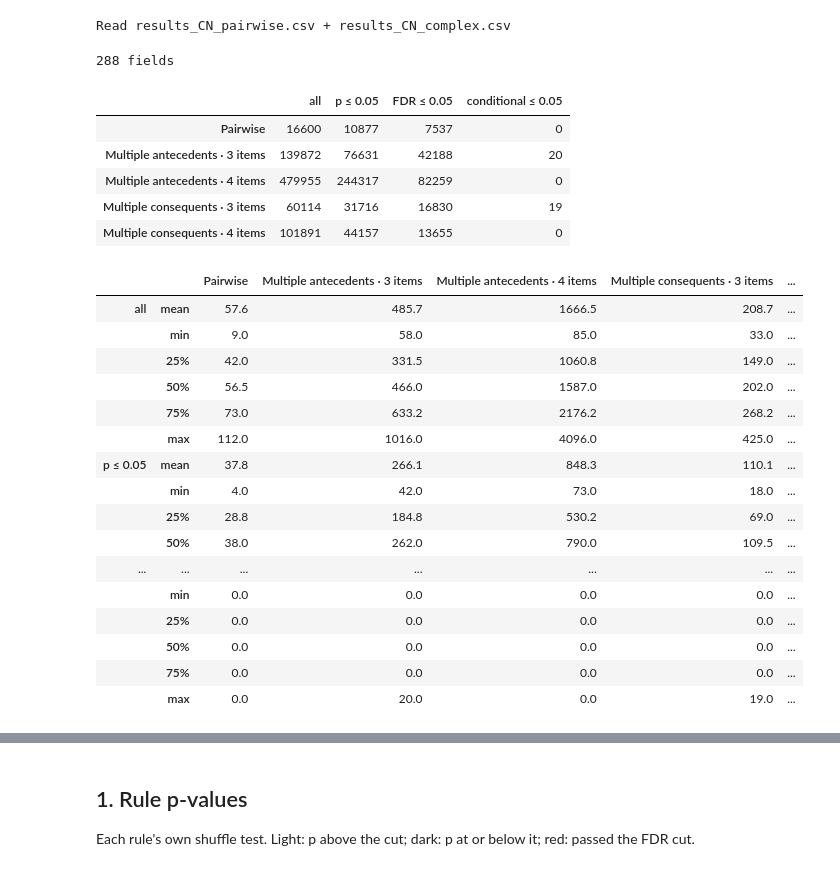
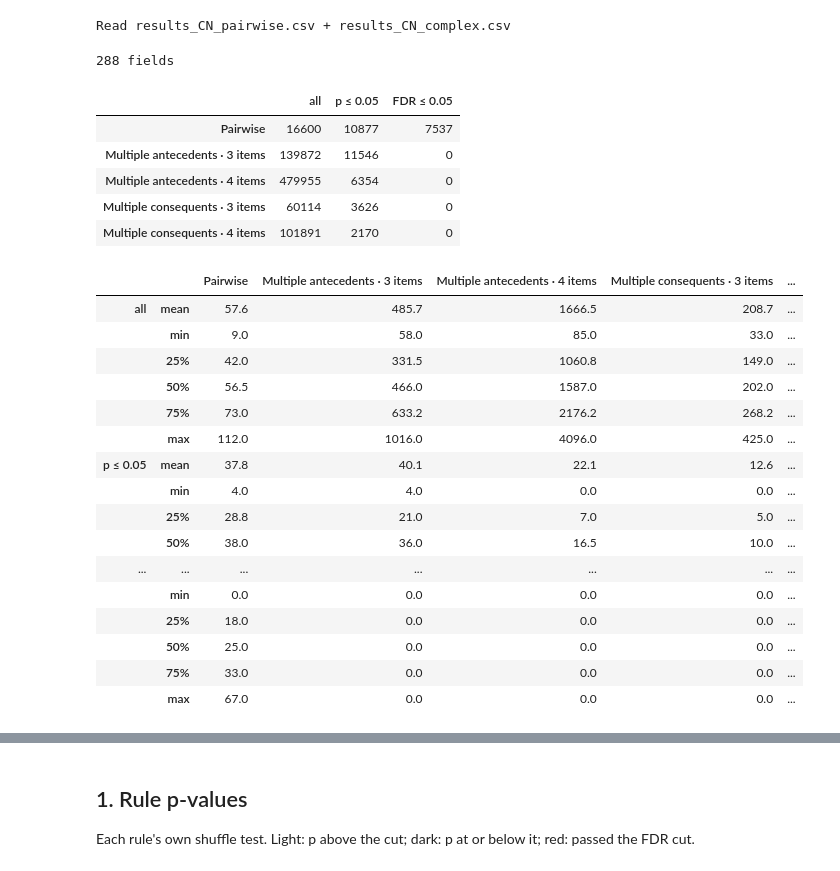
Before and after one commit to rachelbronerHU/bio-association-rule-mining-and-correlation, a Jupyter notebook: result_summary/complex_rules/filtering_complex_rules.ipynb, the cells around one changed output, grey strips where cells are left out. Cells and saved outputs as stored; diff of their text form; code cells hidden in the pictures.

```diff
--- a/result_summary/complex_rules/filtering_complex_rules.ipynb
+++ b/result_summary/complex_rules/filtering_complex_rules.ipynb
@@ -25,22 +25,21 @@ significant = sh.significance(rules, P_CUT, MAX_FDR)
 Read results_CN_pairwise.csv + results_CN_complex.csv
 # %%
 stages = pd.DataFrame({"all": True,
-                       f"p ≤ {P_CUT}": rules.P_Value <= P_CUT,
-                       f"FDR ≤ {MAX_FDR}": rules.Individual_FDR <= MAX_FDR,
-                       f"conditional ≤ {MAX_FDR}": rules.conditional_fdr <= MAX_FDR})
+                       f"p ≤ {P_CUT}": dh.rule_p_value(rules) <= P_CUT,
+                       f"FDR ≤ {MAX_FDR}": dh.rule_fdr(rules) <= MAX_FDR})
 per_fov = stages.groupby([rules.FOV, shape], observed=True).sum()
 
 print(f"{rules.FOV.nunique()} fields")
 display(stages.groupby(shape, observed=True).sum())
 display(per_fov.groupby(level=1, observed=True).describe().drop(columns=["count", "std"], level=1).T.round(1))
 # %% [output]
 288 fields
-|  | all | p ≤ 0.05 | FDR ≤ 0.05 | conditional ≤ 0.05 |
-| Pairwise | 16600 | 10877 | 7537 | 0 |
-| Multiple antecedents · 3 items | 139872 | 76631 | 42188 | 20 |
-| Multiple antecedents · 4 items | 479955 | 244317 | 82259 | 0 |
-| Multiple consequents · 3 items | 60114 | 31716 | 16830 | 19 |
-| Multiple consequents · 4 items | 101891 | 44157 | 13655 | 0 |
+|  | all | p ≤ 0.05 | FDR ≤ 0.05 |
+| Pairwise | 16600 | 10877 | 7537 |
+| Multiple antecedents · 3 items | 139872 | 11546 | 0 |
+| Multiple antecedents · 4 items | 479955 | 6354 | 0 |
+| Multiple consequents · 3 items | 60114 | 3626 | 0 |
+| Multiple consequents · 4 items | 101891 | 2170 | 0 |
 |  |  | Pairwise | Multiple antecedents · 3 items | Multiple antecedents · 4 items | Multiple consequents · 3 items | ... |
 | all | mean | 57.6 | 485.7 | 1666.5 | 208.7 | ... |
 |  | min | 9.0 | 58.0 | 85.0 | 33.0 | ... |
@@ -48,16 +47,16 @@ display(per_fov.groupby(level=1, observed=True).describe().drop(columns=["count"
 |  | 50% | 56.5 | 466.0 | 1587.0 | 202.0 | ... |
 |  | 75% | 73.0 | 633.2 | 2176.2 | 268.2 | ... |
 |  | max | 112.0 | 1016.0 | 4096.0 | 425.0 | ... |
-| p ≤ 0.05 | mean | 37.8 | 266.1 | 848.3 | 110.1 | ... |
-|  | min | 4.0 | 42.0 | 73.0 | 18.0 | ... |
-|  | 25% | 28.8 | 184.8 | 530.2 | 69.0 | ... |
-|  | 50% | 38.0 | 262.0 | 790.0 | 109.5 | ... |
+| p ≤ 0.05 | mean | 37.8 | 40.1 | 22.1 | 12.6 | ... |
+|  | min | 4.0 | 4.0 | 0.0 | 0.0 | ... |
+|  | 25% | 28.8 | 21.0 | 7.0 | 5.0 | ... |
+|  | 50% | 38.0 | 36.0 | 16.5 | 10.0 | ... |
 | ... | ... | ... | ... | ... | ... | ... |
 |  | min | 0.0 | 0.0 | 0.0 | 0.0 | ... |
-|  | 25% | 0.0 | 0.0 | 0.0 | 0.0 | ... |
-|  | 50% | 0.0 | 0.0 | 0.0 | 0.0 | ... |
-|  | 75% | 0.0 | 0.0 | 0.0 | 0.0 | ... |
-|  | max | 0.0 | 20.0 | 0.0 | 19.0 | ... |
+|  | 25% | 18.0 | 0.0 | 0.0 | 0.0 | ... |
+|  | 50% | 25.0 | 0.0 | 0.0 | 0.0 | ... |
+|  | 75% | 33.0 | 0.0 | 0.0 | 0.0 | ... |
+|  | max | 67.0 | 0.0 | 0.0 | 0.0 | ... |
 # %%
 raw = pd.read_csv(os.path.join(dh.RESULT_CSV_PATH, "results_CN_RAW.csv"), usecols=["FOV", "len_ant", "len_con"])
 sh.field_bars(rules, significant, LABELS, raw)
```
Also changed, not shown: parts of 7 cells of this notebook, 7 other files.
